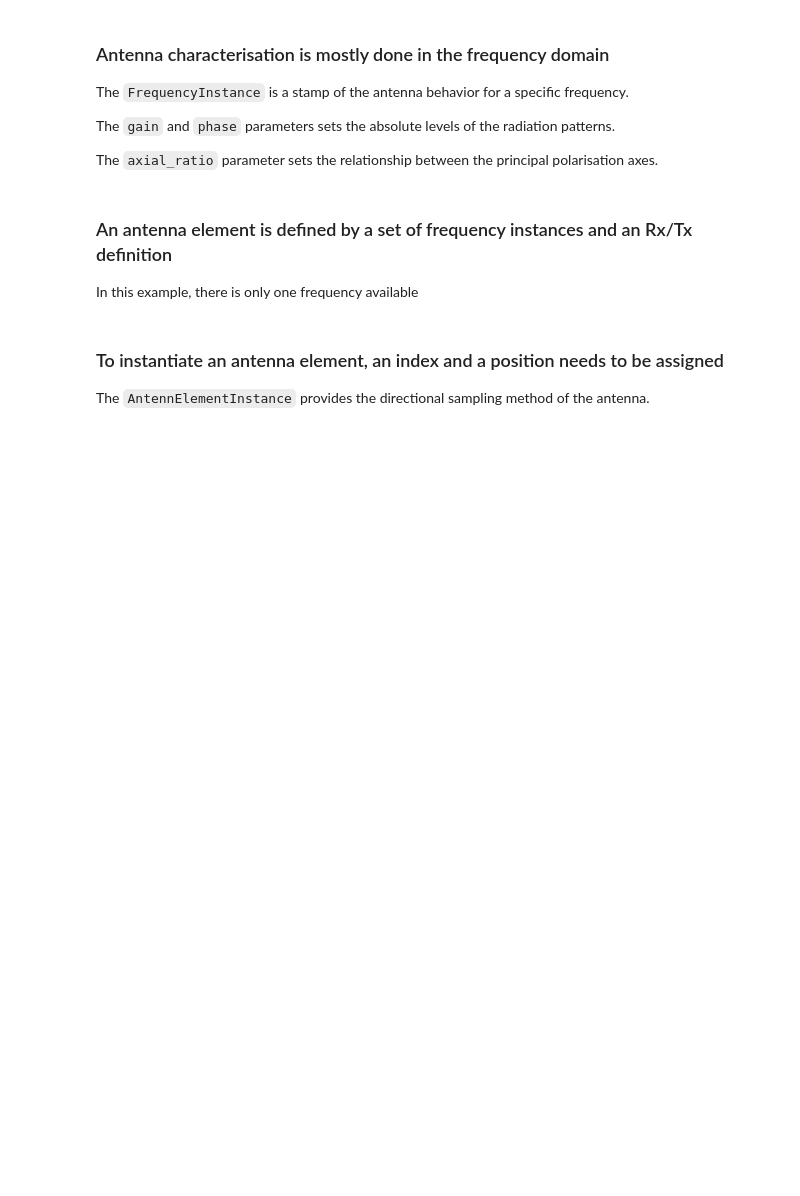
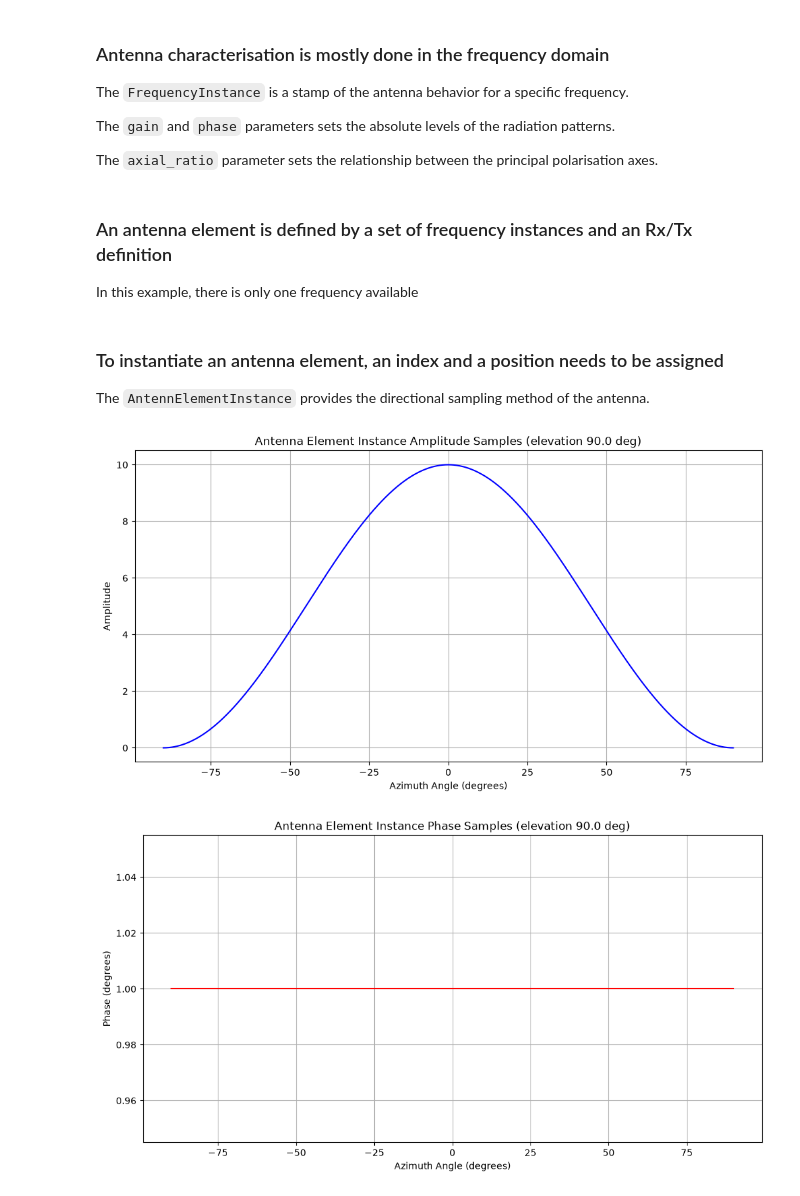
Before and after one commit to aimotive/asam-osi-hfss, a Jupyter notebook: notebooks/antenna/antenna_element.ipynb, the cells around one changed output. Saved outputs shown, nothing was run; the diff lists cells and outputs as text; code cells hidden in the pictures; blank space fills up the shorter version.

Commit message:
feat: update antenna element notebokk to az el pattern

```diff
--- a/notebooks/antenna/antenna_element.ipynb
+++ b/notebooks/antenna/antenna_element.ipynb
@@ -57,16 +57,20 @@ The radiation properties include information about the polarisation of the anten
 
 The patterns for the principal polarisation axes are expected.
 # %%
-from antenna.element import RadiationProperties, RadiationPattern, ZeroAmplitudePattern, ZeroPhasePattern
+from antenna.element import LinearRadiationProperties, RadiationPattern, ZeroAmplitudePattern, ZeroPhasePattern
 
-radiation_properties = RadiationProperties(
+radiation_properties = LinearRadiationProperties(
     hh_pattern=base_pattern,
     vv_pattern=RadiationPattern(
-        amplitude=ZeroAmplitudePattern(angles),
-        phase=ZeroPhasePattern(angles),
+        amplitude=ZeroAmplitudePattern(az_angles=az_angles, el_angles=el_angles),
+        phase=ZeroPhasePattern(az_angles=az_angles, el_angles=el_angles),
     ),
     hv_pattern=RadiationPattern(
-        amplitude=ZeroAmplitudePattern(angles),
-        phase=ZeroPhasePattern(angles),
+        amplitude=ZeroAmplitudePattern(az_angles=az_angles, el_angles=el_angles),
+        phase=ZeroPhasePattern(az_angles=az_angles, el_angles=el_angles),
+    ),
+    vh_pattern=RadiationPattern(
+        amplitude=ZeroAmplitudePattern(az_angles=az_angles, el_angles=el_angles),
+        phase=ZeroPhasePattern(az_angles=az_angles, el_angles=el_angles),
     ),
 )
@@ -87,8 +89,7 @@ frequency_instance = FrequencyInstance(
     frequency=77e9,
     radiation=radiation_properties,
     gain=10.0,
-    phase=0.0,
-    axial_ratio=1.0,
+    phase=0.0
 )
 # %% [markdown]
 ### An antenna element is defined by a set of frequency instances and an Rx/Tx definition
@@ -108,38 +109,36 @@ The `AntennElementInstance` provides the directional sampling method of the ante
 # %%
 from antenna.element import Position, AntennaElementInstance, Direction
 
 position = Position(x=0.0, y=0.0, z=0.0)
 
 antenna_element_instance = AntennaElementInstance(
     idx=0, position=position, antenna_element=antenna_element
 )
 
 frequency = 77e9
+boresight_elevation: Degree = 90.0
+
+# sample() returns (H, V) responses to an H excitation; plot the co-polarised H one.
+samples = [
+    antenna_element_instance.sample(
+        frequency, Direction(azimuth=angle, elevation=boresight_elevation)
+    )[0]
+    for angle in az_angles
+]
 
 plt.figure(figsize=(12, 6))
-for angle in angles:
-    direction = Direction(azimuth=angle, elevation=0.0)
-    plt.scatter(
-        angle,
-        antenna_element_instance.sample(frequency, direction).amplitude,
-        color="blue",
-        s=1,
-    )
-plt.title("Antenna Element Instance Amplitude Samples")
-plt.xlabel("Angle (degrees)")
+plt.plot(az_angles, [s.amplitude for s in samples], color="blue")
+plt.title(f"Antenna Element Instance Amplitude Samples (elevation {boresight_elevation} deg)")
+plt.xlabel("Azimuth Angle (degrees)")
 plt.ylabel("Amplitude")
 plt.grid()
 plt.figure(figsize=(12, 6))
-for angle in angles:
-    direction = Direction(azimuth=angle, elevation=0.0)
-    plt.scatter(
-        angle,
-        antenna_element_instance.sample(frequency, direction).phase,
-        color="red",
-        s=1,
-    )
-plt.title("Antenna Element Instance Phase Samples")
-plt.xlabel("Angle (degrees)")
-plt.ylabel("Phase (radians)")
+plt.plot(az_angles, [s.phase for s in samples], color="red")
+plt.title(f"Antenna Element Instance Phase Samples (elevation {boresight_elevation} deg)")
+plt.xlabel("Azimuth Angle (degrees)")
+plt.ylabel("Phase (degrees)")
 plt.grid()
 plt.show()
+# %% [output]
+[figure, added]
+[figure, added]
```
Also changed, not shown: parts of 1 cell of this notebook, 1 other file.
